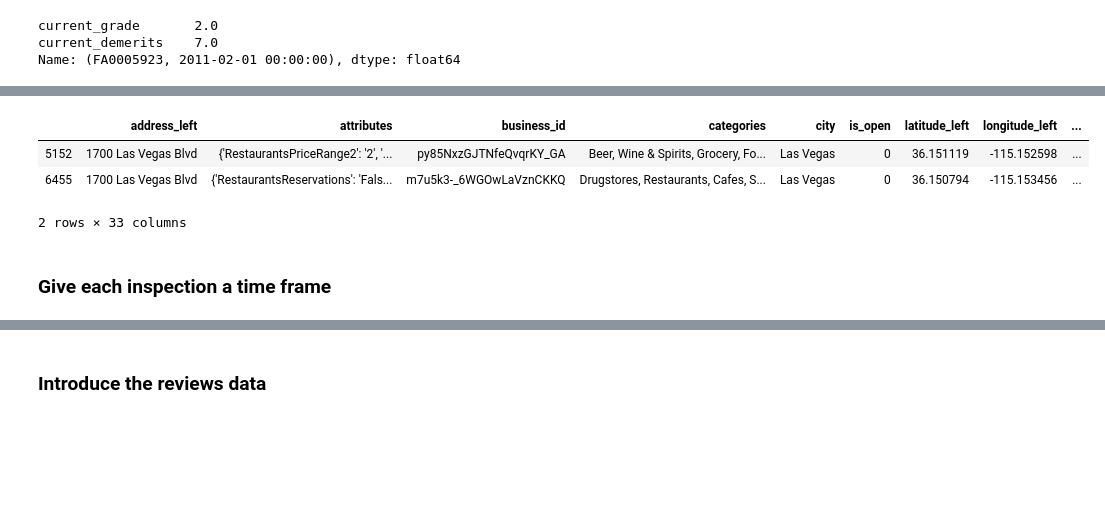
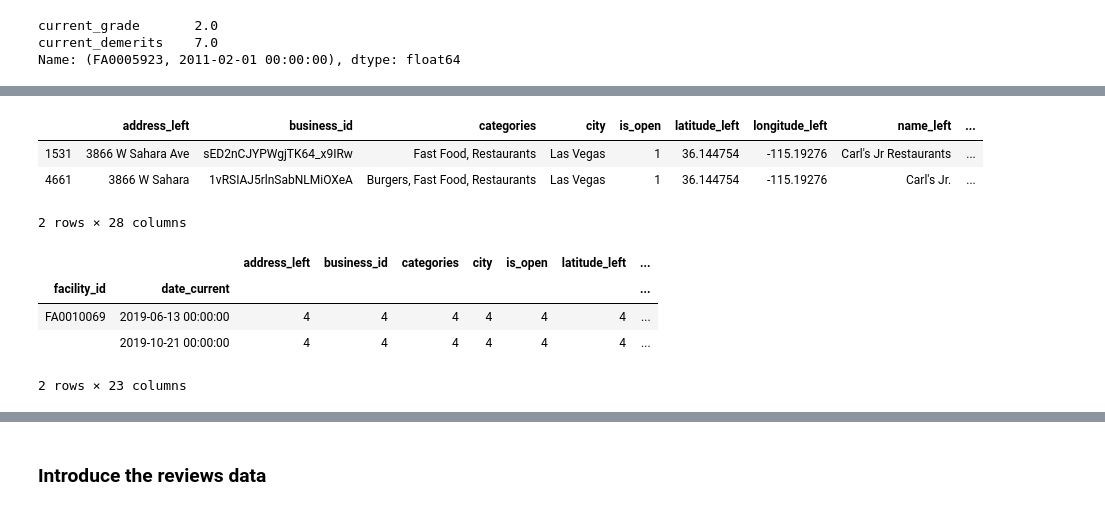
Before and after one commit to RishabPanyam96/Las_Vegas_Food_Inspection, a Jupyter notebook: code/review_inspection_merge.ipynb, the cells around one changed output, grey strips where cells are left out. Drawn from its saved outputs; the diff is of its cells as text; code cells hidden in the pictures; blank space fills up the shorter version.

```diff
--- a/code/review_inspection_merge.ipynb
+++ b/code/review_inspection_merge.ipynb
@@ -157,3 +161,8 @@ business_ment_df = business_single_df.merge(establishment_df, how = "left",
+# %%
+# We want an inner join because we only care about businesses that have inspection data
+business_ment_df = business_df.merge(establishment_with_map_df, how = "inner",
+                                     on='business_id',
+                                     suffixes=('_left', '_right'))
 # %%
 business_ment_df.isna().sum()
 # %% [output]
@@ -176,6 +185,6 @@ Unnamed: 21         13768
 dtype: int64
 # %%
 business_ment_df = business_ment_df.dropna(axis='index', subset=['current_grade'])
-business_ment_df = business_ment_df.drop(columns = ['Unnamed: 0', 'hours', 'Unnamed: 21'])
+business_ment_df = business_ment_df.drop(columns=['nciaa'])
 business_ment_df.isna().sum()
 # %% [output]
@@ -214,4 +223 @@ Index(['address_left', 'attributes', 'business_id', 'categories', 'city',
       dtype='object')
-# %%
-business_ment_df = business_ment_df.reset_index(drop=True)
-business_ment_df.head()
@@ -225,0 +224,3 @@ business_ment_df.head()
+# %%
+business_ment_df = business_ment_df.drop(columns=['previous_grade', 'date_previous', 'name_right',
+                                                  'is_valid', 'address_x'])
@@ -360,9 +347,15 @@ agg_counts_df[agg_counts_df['name'] > 1]
 # %%
-business_ment_df[business_ment_df['facility_id'] == 'FA0002178']
+business_ment_df[business_ment_df['facility_id'] == 'FA0002367']
 # %% [output]
-|  | address_left | attributes | business_id | categories | city | is_open | latitude_left | longitude_left | ... |
-| 5152 | 1700 Las Vegas Blvd | {'RestaurantsPriceRange2': '2', '... | py85NxzGJTNfeQvqrKY_GA | Beer, Wine & Spirits, Grocery, Fo... | Las Vegas | 0 | 36.151119 | -115.152598 | ... |
-| 6455 | 1700 Las Vegas Blvd | {'RestaurantsReservations': 'Fals... | m7u5k3-_6WGOwLaVznCKKQ | Drugstores, Restaurants, Cafes, S... | Las Vegas | 0 | 36.150794 | -115.153456 | ... |
+|  | address_left | business_id | categories | city | is_open | latitude_left | longitude_left | name_left | ... |
+| 1531 | 3866 W Sahara Ave | sED2nCJYPWgjTK64_x9IRw | Fast Food, Restaurants | Las Vegas | 1 | 36.144754 | -115.19276 | Carl's Jr Restaurants | ... |
+| 4661 | 3866 W Sahara | 1vRSIAJ5rlnSabNLMiOXeA | Burgers, Fast Food, Restaurants | Las Vegas | 1 | 36.144754 | -115.19276 | Carl's Jr. | ... |
-2 rows × 33 columns
+2 rows × 28 columns
-# %% [markdown]
-### Give each inspection a time frame
+# %%
+agg_counts_df[agg_counts_df['business_id'] == 4]
+# %% [output]
+|  |  | address_left | business_id | categories | city | is_open | latitude_left | ... |
+| facility_id | date_current |  |  |  |  |  |  | ... |
+| FA0010069 | 2019-06-13 00:00:00 | 4 | 4 | 4 | 4 | 4 | 4 | ... |
+|  | 2019-10-21 00:00:00 | 4 | 4 | 4 | 4 | 4 | 4 | ... |
+2 rows × 23 columns
```
Also changed, not shown: parts of 92 cells of this notebook.
